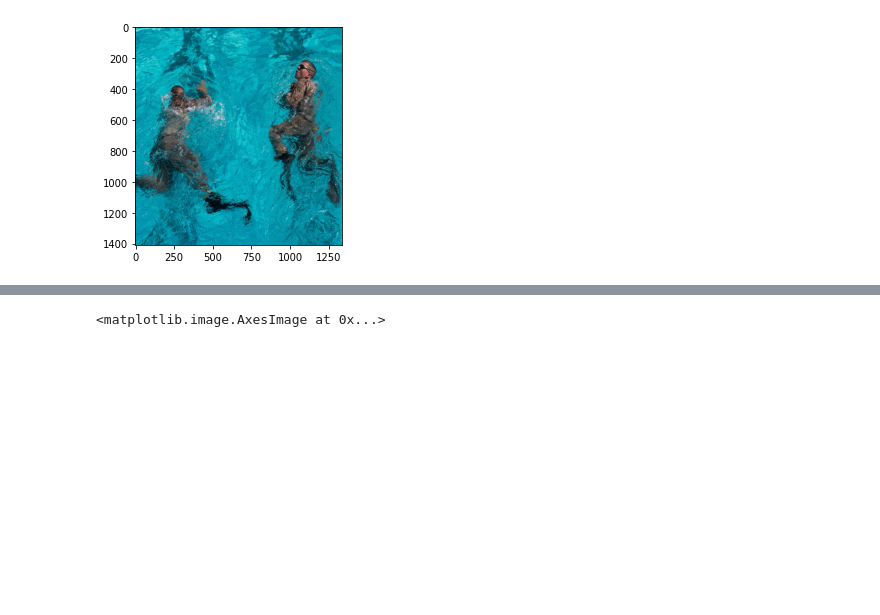
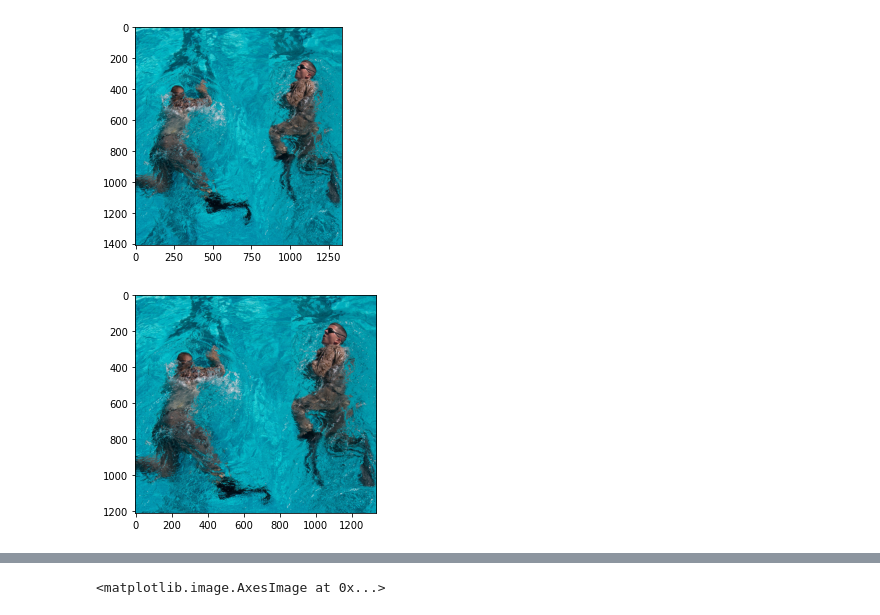
Before and after one commit to ivalmian/seamcarver, a Jupyter notebook: notebooks/tutorial.ipynb, the cells around one changed output, grey strips where cells are left out. Saved outputs shown, nothing was run; the diff lists cells and outputs as text; code cells hidden in the pictures; blank space fills up the shorter version.

Commit message:
explicates how the various wrapper shortcuts work as well as example usage of roiSeamCarver

```diff
--- a/notebooks/tutorial.ipynb
+++ b/notebooks/tutorial.ipynb
@@ -101,3 +100,10 @@ plt.imshow(new_img)
 plt.show()
 # %% [output]
 [figure]
+# %%
+#adaptive ROI/energy strategy (same as cell above but for small ncol counts uses energy trick only)
+fullcarver = roiSeamCarver(img)
+plt.imshow(fullcarver.carve(nrows=200,ncols=1000))
+plt.show()
+# %% [output]
+[figure, added]
```
Also changed, not shown: parts of 10 cells of this notebook.
